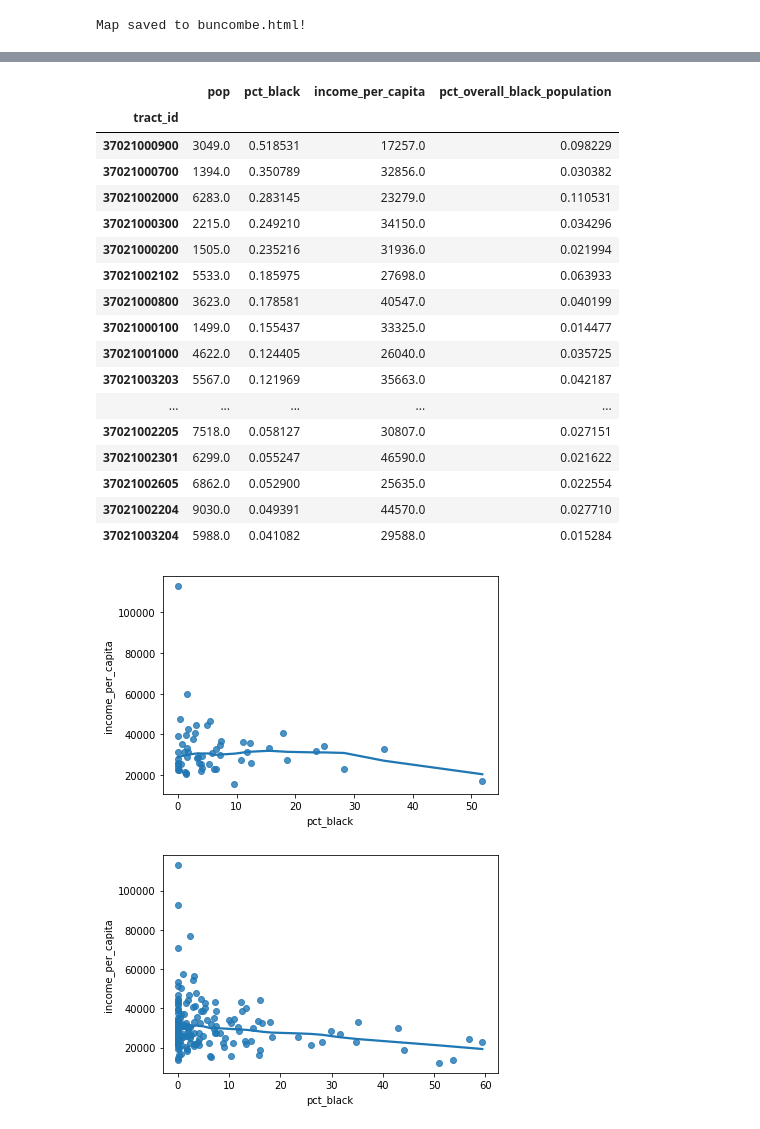
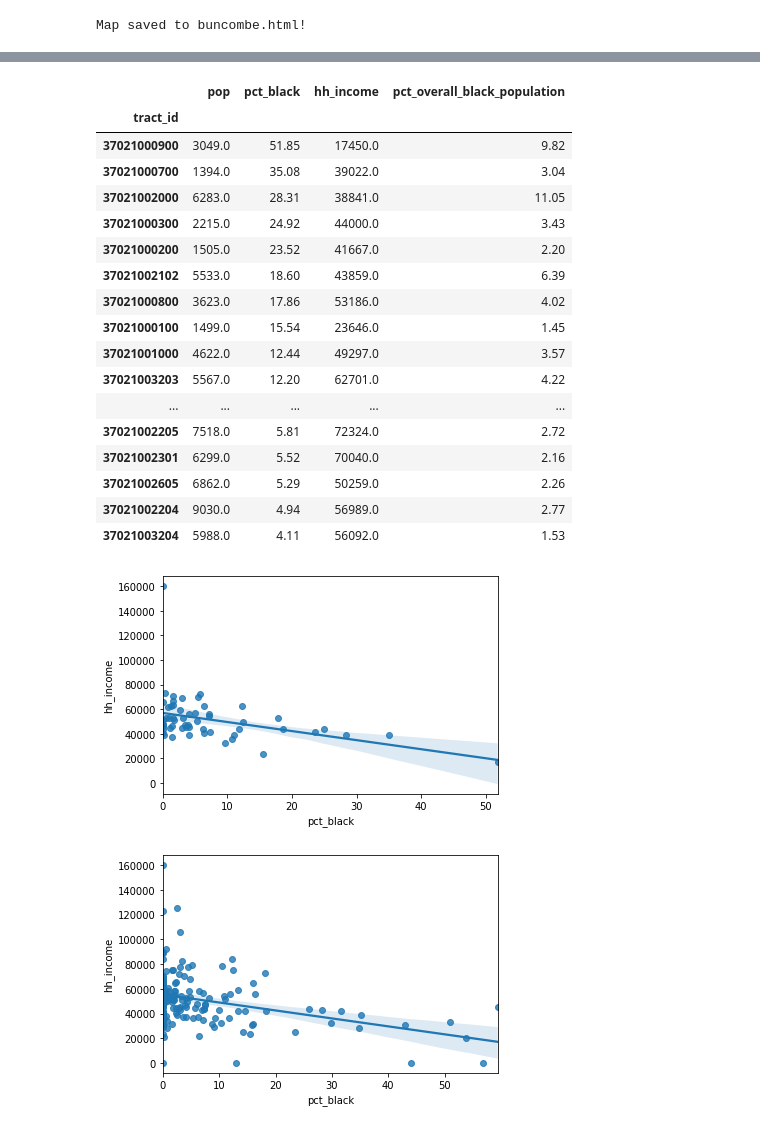
Before and after one commit to sinasinai/exploratory, a Jupyter notebook: asheville demos.ipynb, the cells around one changed output, grey strips where cells are left out. Drawn from its saved outputs; the diff is of its cells as text; code cells hidden in the pictures.

```diff
--- a/asheville demos.ipynb
+++ b/asheville demos.ipynb
@@ -76,19 +86,23 @@ API_KEY = '&key=956d9dda37bee1b92b49676a4c84f6e011b15d73'
 # %%
 vals = requests.get(URL+VAR+GEO+API_KEY).json()
 # %%
-block_group_id = [v[5] + v[6] + v[7] + v[8] for v in vals]
+block_group_id = [v[6] + v[7] + v[8] + v[9] for v in vals]
 pop = [v[1] for v in vals]
 white = [v[2] for v in vals]
 black = [v[3] for v in vals]
-income_per_capita = [v[4] for v in vals]
+hh_income = [v[4] for v in vals]
+rent_burden = [v[5] for v in vals]
 # %%
-df = pd.DataFrame({'block_group_id':block_group_id,'pop':pop,'white':white,'black':black,'income_per_capita':income_per_capita}).drop(0).set_index('block_group_id')
+df = pd.DataFrame({'block_group_id':block_group_id,'pop':pop,'white':white,'black':black,'hh_income':hh_income,'rent_burden':rent_burden}).drop(0).set_index('block_group_id')
 # %%
 for c in df.columns:
     df[c] = df[c].astype(float)
 # %%
 df['pct_black'] = df['black']/df['pop']
 df['pct_white'] = df['white']/df['pop']
+# %%
+numeric = [n for n in df.select_dtypes(include=['int64','float64']).columns]
+df[numeric] = df[numeric].mask(df[numeric] < 0,-1)
 # %%
 df.head()
 # %% [output]
@@ -119,5 +133,5 @@ df.sort_values(by='pct_black',ascending=False).head()
 # %%
-shape_path = './tl_2018_37_bg'
+shape_path = './nc shapefiles/tl_2018_37_bg'
 gpdf = gp.read_file(shape_path)
 gpdf = gpdf.loc[gpdf.COUNTYFP == '021']
 # %%
@@ -172,34 +346,34 @@ buncombebg.describe()
 # %%
-buncombe.sort_values(by='pct_black',ascending=False)[['tract_id','pop','pct_black','income_per_capita','pct_overall_black_population']].head(25).set_index('tract_id')
+buncombe.sort_values(by='pct_black',ascending=False)[['tract_id','pop','pct_black','hh_income','pct_overall_black_population']].head(25).set_index('tract_id')
 # %% [output]
-|  | pop | pct_black | income_per_capita | pct_overall_black_population |
+|  | pop | pct_black | hh_income | pct_overall_black_population |
 | tract_id |  |  |  |  |
-| 37021000900 | 3049.0 | 0.518531 | 17257.0 | 0.098229 |
-| 37021000700 | 1394.0 | 0.350789 | 32856.0 | 0.030382 |
-| 37021002000 | 6283.0 | 0.283145 | 23279.0 | 0.110531 |
-| 37021000300 | 2215.0 | 0.249210 | 34150.0 | 0.034296 |
-| 37021000200 | 1505.0 | 0.235216 | 31936.0 | 0.021994 |
-| 37021002102 | 5533.0 | 0.185975 | 27698.0 | 0.063933 |
-| 37021000800 | 3623.0 | 0.178581 | 40547.0 | 0.040199 |
-| 37021000100 | 1499.0 | 0.155437 | 33325.0 | 0.014477 |
-| 37021001000 | 4622.0 | 0.124405 | 26040.0 | 0.035725 |
-| 37021003203 | 5567.0 | 0.121969 | 35663.0 | 0.042187 |
+| 37021000900 | 3049.0 | 51.85 | 17450.0 | 9.82 |
+| 37021000700 | 1394.0 | 35.08 | 39022.0 | 3.04 |
+| 37021002000 | 6283.0 | 28.31 | 38841.0 | 11.05 |
+| 37021000300 | 2215.0 | 24.92 | 44000.0 | 3.43 |
+| 37021000200 | 1505.0 | 23.52 | 41667.0 | 2.20 |
+| 37021002102 | 5533.0 | 18.60 | 43859.0 | 6.39 |
+| 37021000800 | 3623.0 | 17.86 | 53186.0 | 4.02 |
+| 37021000100 | 1499.0 | 15.54 | 23646.0 | 1.45 |
+| 37021001000 | 4622.0 | 12.44 | 49297.0 | 3.57 |
+| 37021003203 | 5567.0 | 12.20 | 62701.0 | 4.22 |
 | ... | ... | ... | ... | ... |
-| 37021002205 | 7518.0 | 0.058127 | 30807.0 | 0.027151 |
-| 37021002301 | 6299.0 | 0.055247 | 46590.0 | 0.021622 |
-| 37021002605 | 6862.0 | 0.052900 | 25635.0 | 0.022554 |
-| 37021002204 | 9030.0 | 0.049391 | 44570.0 | 0.027710 |
-| 37021003204 | 5988.0 | 0.041082 | 29588.0 | 0.015284 |
+| 37021002205 | 7518.0 | 5.81 | 72324.0 | 2.72 |
+| 37021002301 | 6299.0 | 5.52 | 70040.0 | 2.16 |
+| 37021002605 | 6862.0 | 5.29 | 50259.0 | 2.26 |
+| 37021002204 | 9030.0 | 4.94 | 56989.0 | 2.77 |
+| 37021003204 | 5988.0 | 4.11 | 56092.0 | 1.53 |
 # %%
-sns.regplot(x=buncombe.pct_black,y=buncombe.income_per_capita,lowess=True)
+sns.regplot(x=buncombe.pct_black,y=buncombe.hh_income)
 plt.show()
 # %% [output]
-[figure, old version]
+[figure, new version]
 # %%
-sns.regplot(x=buncombebg.pct_black,y=buncombebg.income_per_capita,lowess=True)
+sns.regplot(x=buncombebg.pct_black,y=buncombebg.hh_income)
 plt.show()
 # %% [output]
-[figure, old version]
+[figure, new version]
 # %%
 buncombe.corr()['pct_black']
 # %% [output]
```
Also changed, not shown: parts of 25 cells of this notebook, 18 other files.
